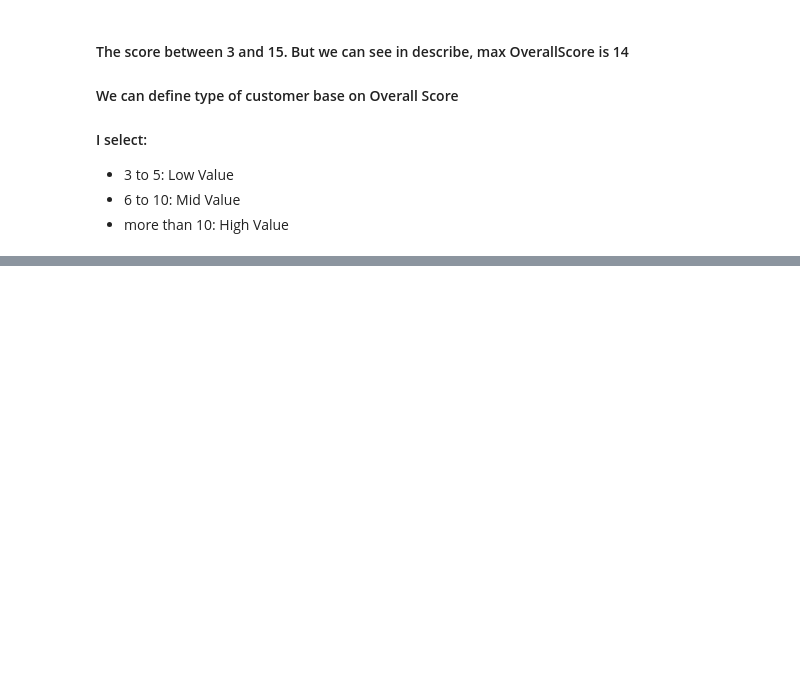
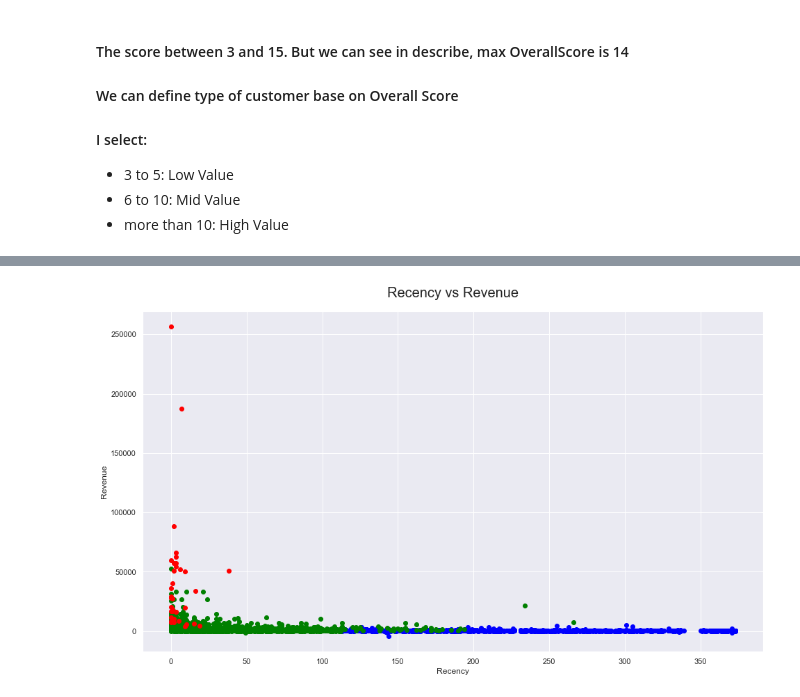
Before and after one commit to baotran306/Online-Retail-Dataset-Report, a Jupyter notebook: OnlineRetail_Ranked.ipynb, the cells around one changed output, grey strips where cells are left out. Cells and saved outputs as stored; diff of their text form; code cells hidden in the pictures; blank space fills up the shorter version.

```diff
--- a/OnlineRetail_Ranked.ipynb
+++ b/OnlineRetail_Ranked.ipynb
@@ -409,0 +445,19 @@ full_df.groupby('CustomerValue')['CustomerValue'].describe()
+# %%
+plt.figure(figsize=(16, 9))
+# full_df = full_df.query("Recency < 2000 and AllRevenue < 100000")
+
+rec_low = full_df.query("CustomerValue == 'Low Value'")['Recency']
+plt.scatter(rec_low, rev_low, label='Low', color='blue')
+
+rec_mid = full_df.query("CustomerValue == 'Mid Value'")['Recency']
+plt.scatter(rec_mid, rev_mid, label='Mid', color='green')
+
+rec_high = full_df.query("CustomerValue == 'High Value'")['Recency']
+plt.scatter(rec_high, rev_high, label='High', color='red')
+
+plt.xlabel('Recency')
+plt.ylabel('Revenue')
+plt.title('Recency vs Revenue', pad=20, fontsize=20)
+plt.show()
+# %% [output]
+[figure, added]
```
Also changed, not shown: parts of 21 cells of this notebook.
